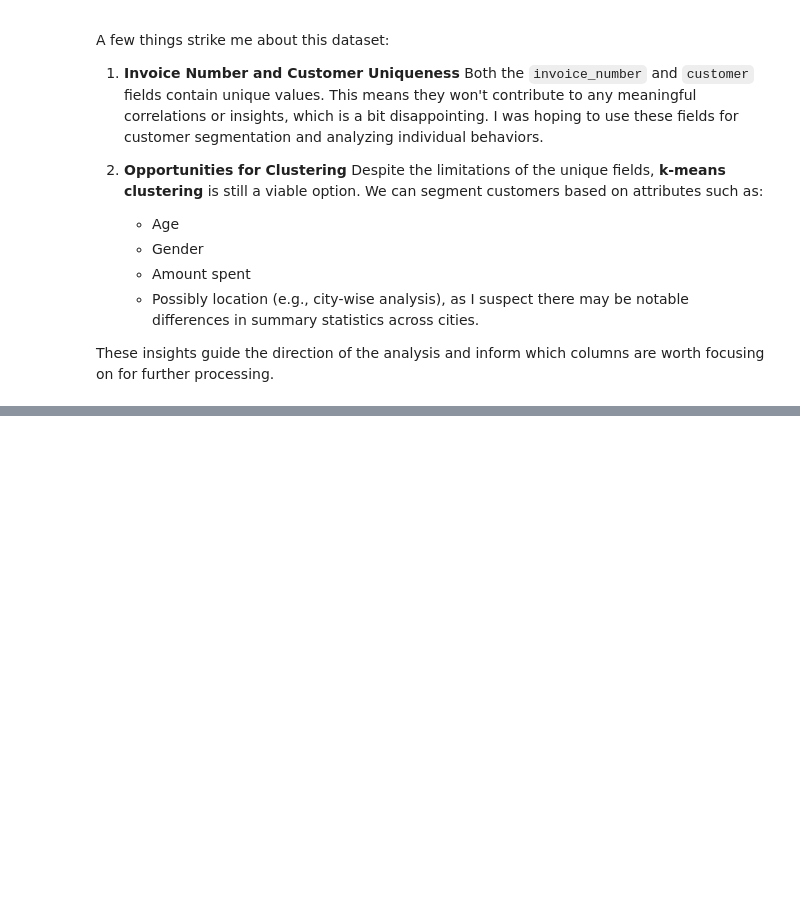
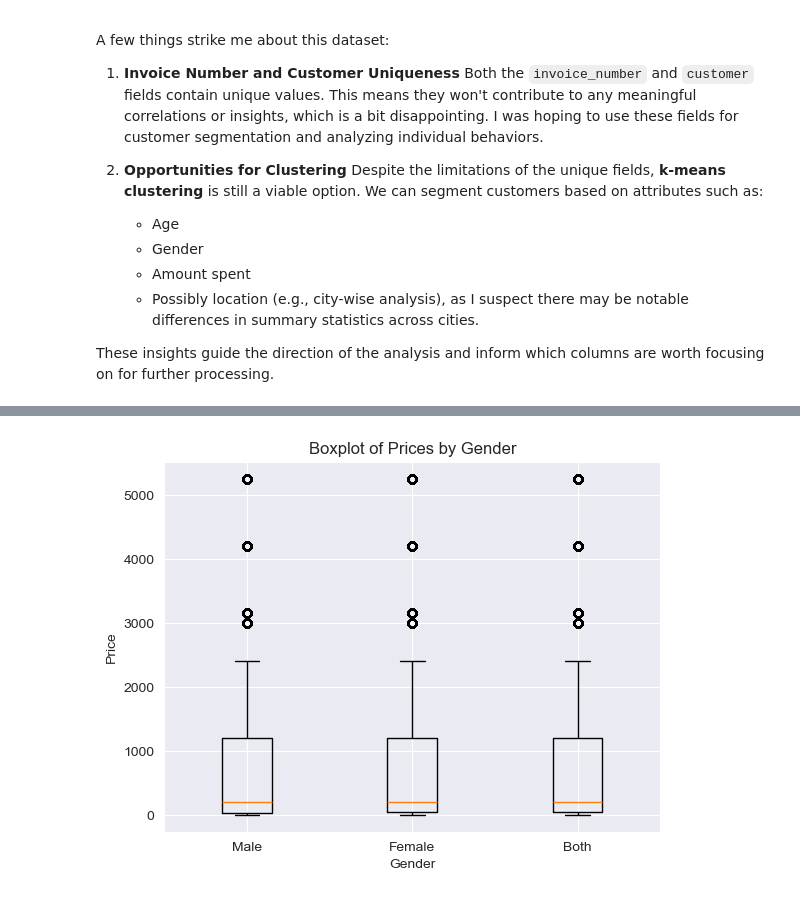
Before and after one commit to datawithkasim/fantastic-palm-tree, a Jupyter notebook: fantastic_palm_tree/import_eda.ipynb, the cells around one changed output, grey strips where cells are left out. Saved outputs shown, nothing was run; the diff lists cells and outputs as text; code cells hidden in the pictures; blank space fills up the shorter version.

```diff
--- a/fantastic_palm_tree/import_eda.ipynb
+++ b/fantastic_palm_tree/import_eda.ipynb
@@ -30,7 +29,7 @@ print(f"Dataset moved to {destination}")
 # %% [output]
 Error: Destination path 'C:/Users/muham/Desktop/repo/ml_tutorial/fantastic-palm-tree/datasets/2' already exists
 # %%
-data = pd.read_csv('../datasets/2/customer_shopping_data.csv')
+data = pd.read_csv('datasets/2/customer_shopping_data.csv')
 
 data
 # %% [output]
@@ -145,3 +144,22 @@ data.head()
 | 2 | I127801 | C266599 | Male | 20 | Clothing | 1 | 300.08 | Cash | 9/11/2021 | ... |
 | 3 | I173702 | C988172 | Female | 66 | Shoes | 5 | 3000.85 | Credit Card | 16/05/2021 | ... |
 | 4 | I337046 | C189076 | Female | 53 | Books | 4 | 60.60 | Cash | 24/10/2021 | ... |
+# %%
+female_data = data[data['gender'] == 'Female']
+male_data = data[data['gender'] == 'Male']
+# %%
+# Combine the two datasets into a list
+boxplot_data = [male_data['price'], female_data['price'], data['price']]
+
+# Create the boxplot
+plt.boxplot(boxplot_data, tick_labels=['Male', 'Female', 'Both'])
+
+# Add labels and title
+plt.xlabel('Gender')
+plt.ylabel('Price')
+plt.title('Boxplot of Prices by Gender')
+
+# Show the plot
+plt.show()
+# %% [output]
+[figure, added]
```
Also changed, not shown: parts of 7 cells of this notebook.
